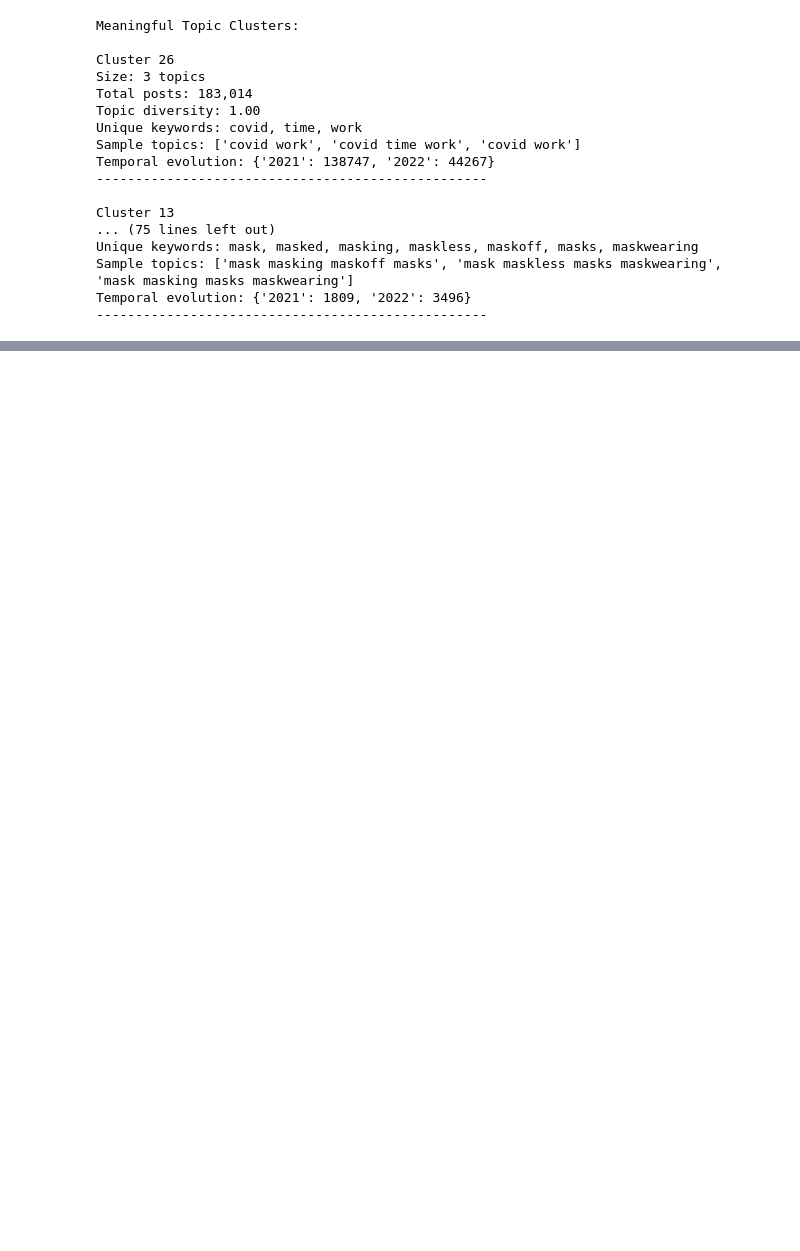
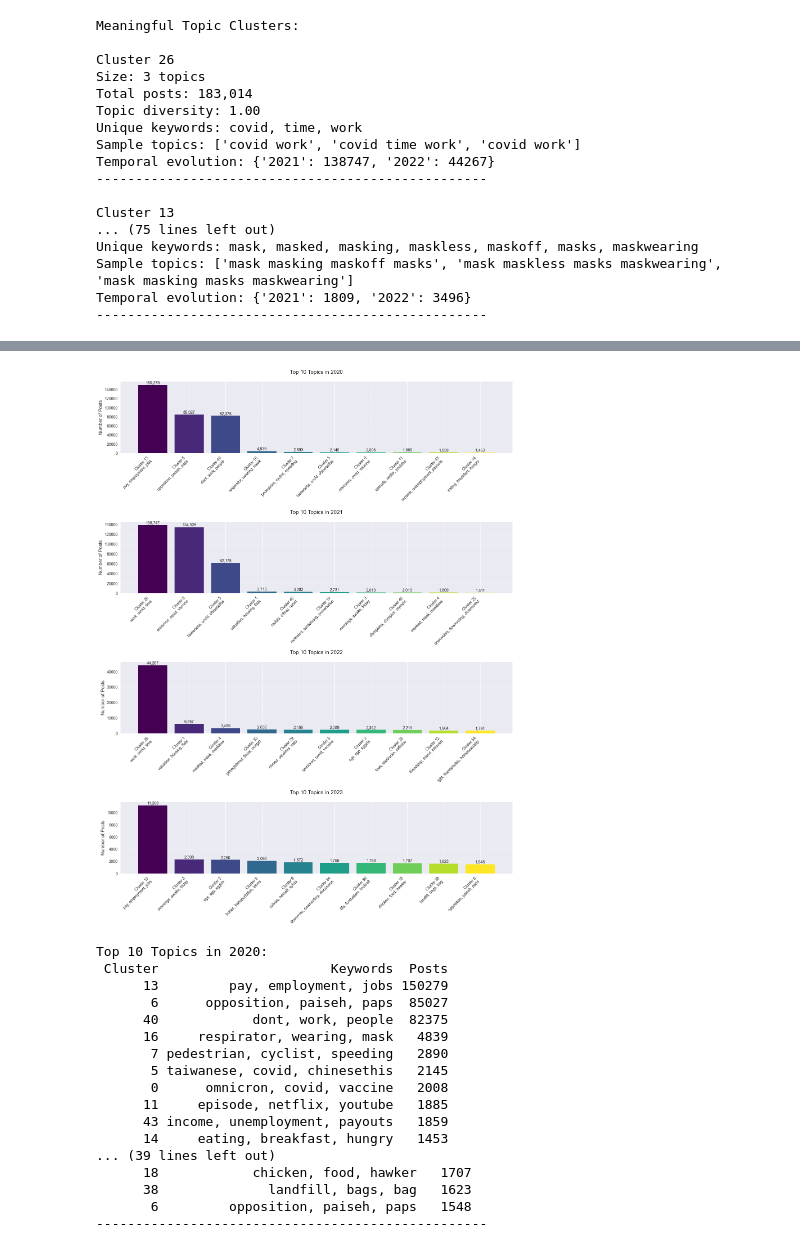
Before and after one commit to yangshutingg/dsa4264, a Jupyter notebook: src/topic_clustering.ipynb, the cells around one changed output, grey strips where cells are left out. Saved outputs shown, nothing was run; the diff lists cells and outputs as text; code cells hidden in the pictures; blank space fills up the shorter version.

```diff
--- a/src/topic_clustering.ipynb
+++ b/src/topic_clustering.ipynb
@@ -347,0 +431,21 @@ cluster_analysis.to_csv('../data/topic_clusters.csv', index=False)
+# %%
+plot_top_topics_by_year(cluster)
+# %% [output]
+[figure, added]
+Top 10 Topics in 2020:
+ Cluster                      Keywords  Posts
+      13         pay, employment, jobs 150279
+       6      opposition, paiseh, paps  85027
+      40            dont, work, people  82375
+      16     respirator, wearing, mask   4839
+       7 pedestrian, cyclist, speeding   2890
+       5 taiwanese, covid, chinesethis   2145
+       0      omnicron, covid, vaccine   2008
+      11     episode, netflix, youtube   1885
+      43 income, unemployment, payouts   1859
+      14     eating, breakfast, hungry   1453
+... (39 lines left out)
+      18            chicken, food, hawker   1707
+      38              landfill, bags, bag   1623
+       6         opposition, paiseh, paps   1548
+--------------------------------------------------
```
Also changed, not shown: parts of 9 cells of this notebook.
